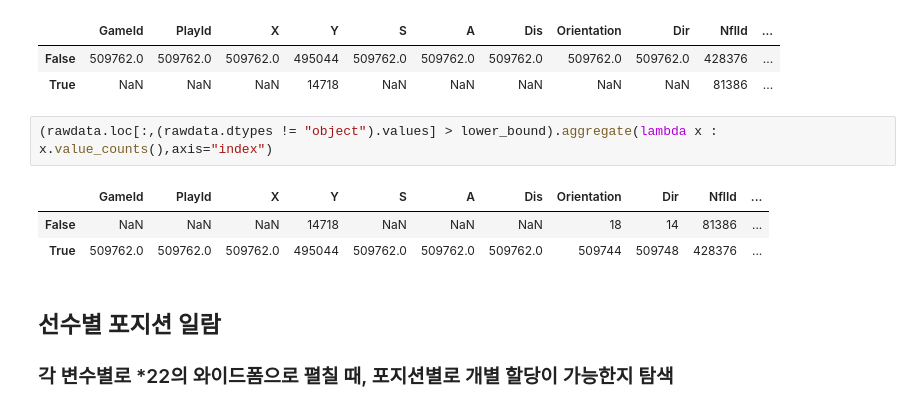
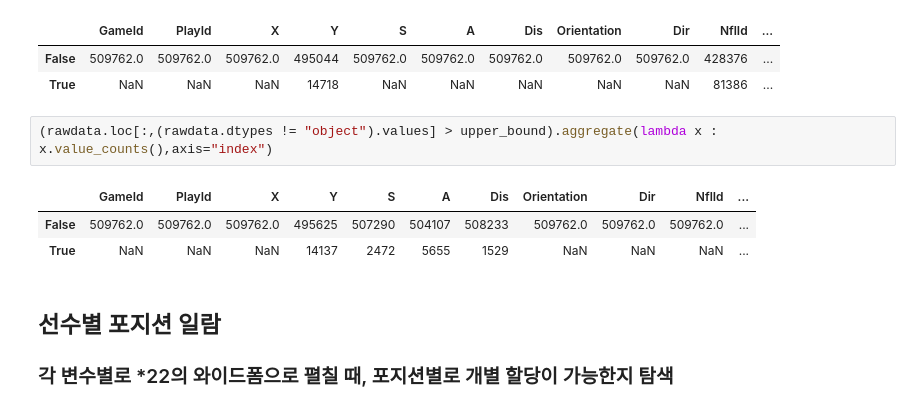
Before and after one commit to neverland251/MainProject, a Jupyter notebook: Project/DataMining/NFL yard/NFL.ipynb, the cells around one changed output. Drawn from its saved outputs; the diff is of its cells as text.

```diff
--- a/Project/DataMining/NFL yard/NFL.ipynb
+++ b/Project/DataMining/NFL yard/NFL.ipynb
@@ -123,11 +123,11 @@ upper_bound = rawdata.describe().loc["75%"] + 1.5 * IQR
 | False | 509762.0 | 509762.0 | 509762.0 | 495044 | 509762.0 | 509762.0 | 509762.0 | 509762.0 | 509762.0 | 428376 | ... |
 | True | NaN | NaN | NaN | 14718 | NaN | NaN | NaN | NaN | NaN | 81386 | ... |
 # %%
-(rawdata.loc[:,(rawdata.dtypes != "object").values] > lower_bound).aggregate(lambda x : x.value_counts(),axis="index")
+(rawdata.loc[:,(rawdata.dtypes != "object").values] > upper_bound).aggregate(lambda x : x.value_counts(),axis="index")
 # %% [output]
 |  | GameId | PlayId | X | Y | S | A | Dis | Orientation | Dir | NflId | ... |
-| False | NaN | NaN | NaN | 14718 | NaN | NaN | NaN | 18 | 14 | 81386 | ... |
-| True | 509762.0 | 509762.0 | 509762.0 | 495044 | 509762.0 | 509762.0 | 509762.0 | 509744 | 509748 | 428376 | ... |
+| False | 509762.0 | 509762.0 | 509762.0 | 495625 | 507290 | 504107 | 508233 | 509762.0 | 509762.0 | 509762.0 | ... |
+| True | NaN | NaN | NaN | 14137 | 2472 | 5655 | 1529 | NaN | NaN | NaN | ... |
 # %% [markdown]
 ## 선수별 포지션 일람
 ### 각 변수별로 *22의 와이드폼으로 펼칠 때, 포지션별로 개별 할당이 가능한지 탐색
```
Also changed, not shown: parts of 9 cells of this notebook.
